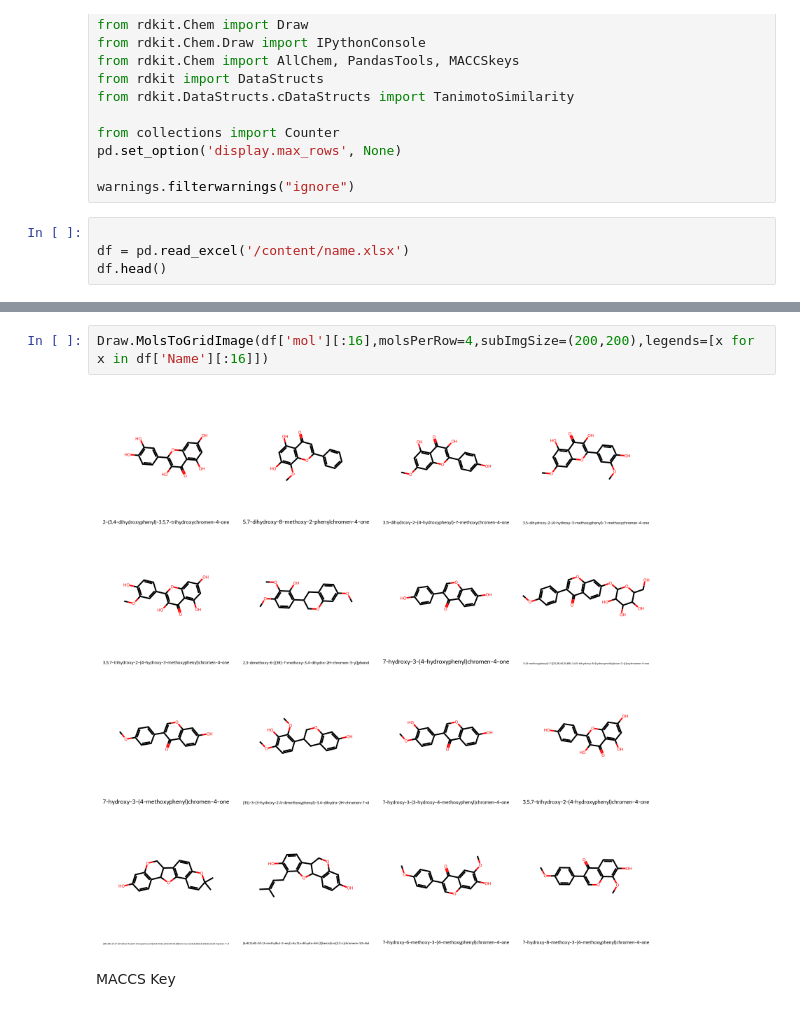
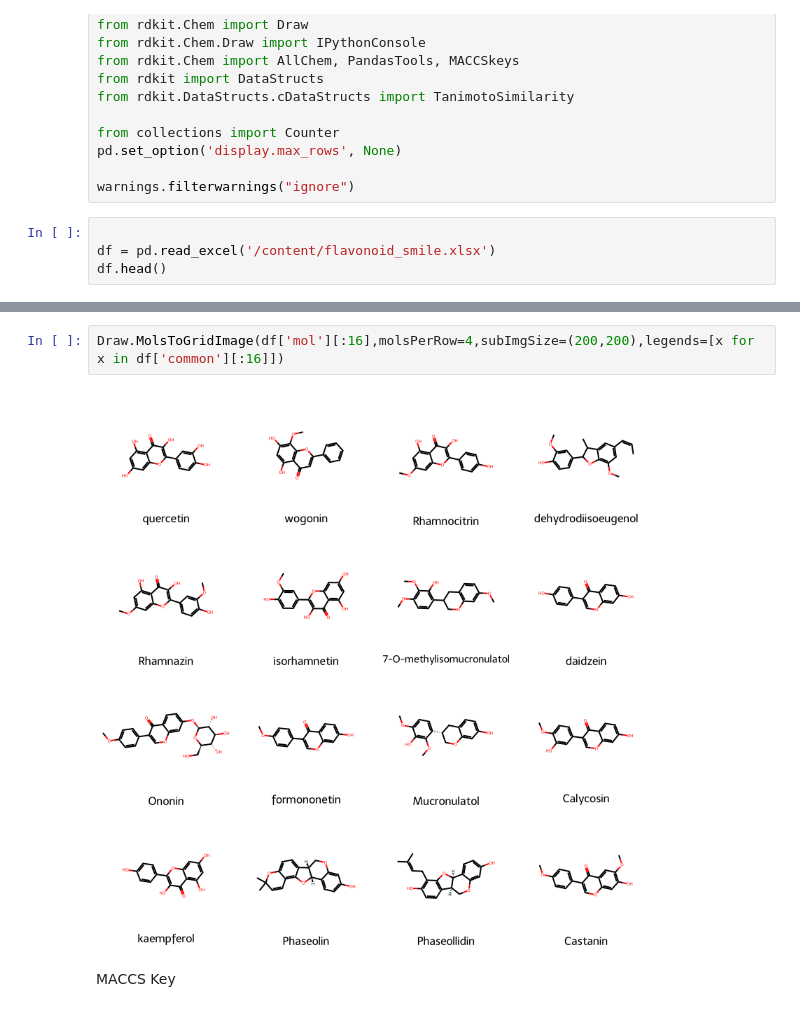
Before and after one commit to rajendranast012-stack/in-silico-lab1, a Jupyter notebook: MACCS_And_Morgan_fingerprint.ipynb, the cells around one changed output, grey strips where cells are left out. Drawn from its saved outputs; the diff is of its cells as text.

```diff
--- a/MACCS_And_Morgan_fingerprint.ipynb
+++ b/MACCS_And_Morgan_fingerprint.ipynb
@@ -34,6 +34,6 @@ pd.set_option('display.max_rows', None)
 warnings.filterwarnings("ignore")
 # %%
 
-df = pd.read_excel('/content/name.xlsx')
+df = pd.read_excel('/content/flavonoid_smile.xlsx')
 df.head()
 # %% [output]
@@ -60,7 +60,7 @@ df.head()
 # %%
-Draw.MolsToGridImage(df['mol'][:16],molsPerRow=4,subImgSize=(200,200),legends=[x for x in df['Name'][:16]])
+Draw.MolsToGridImage(df['mol'][:16],molsPerRow=4,subImgSize=(200,200),legends=[x for x in df['common'][:16]])
 # %% [output]
-[figure, old version]
+[figure, new version]
 # %% [markdown]
 MACCS Key
 # %%
```
Also changed, not shown: parts of 11 cells of this notebook.
